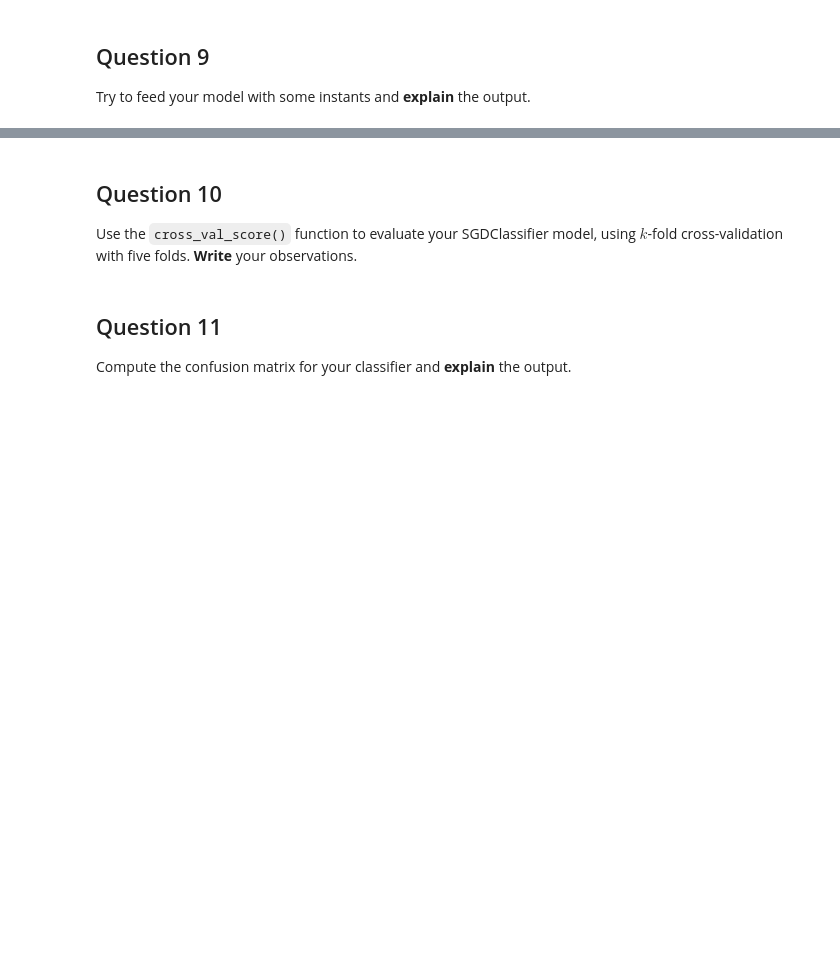
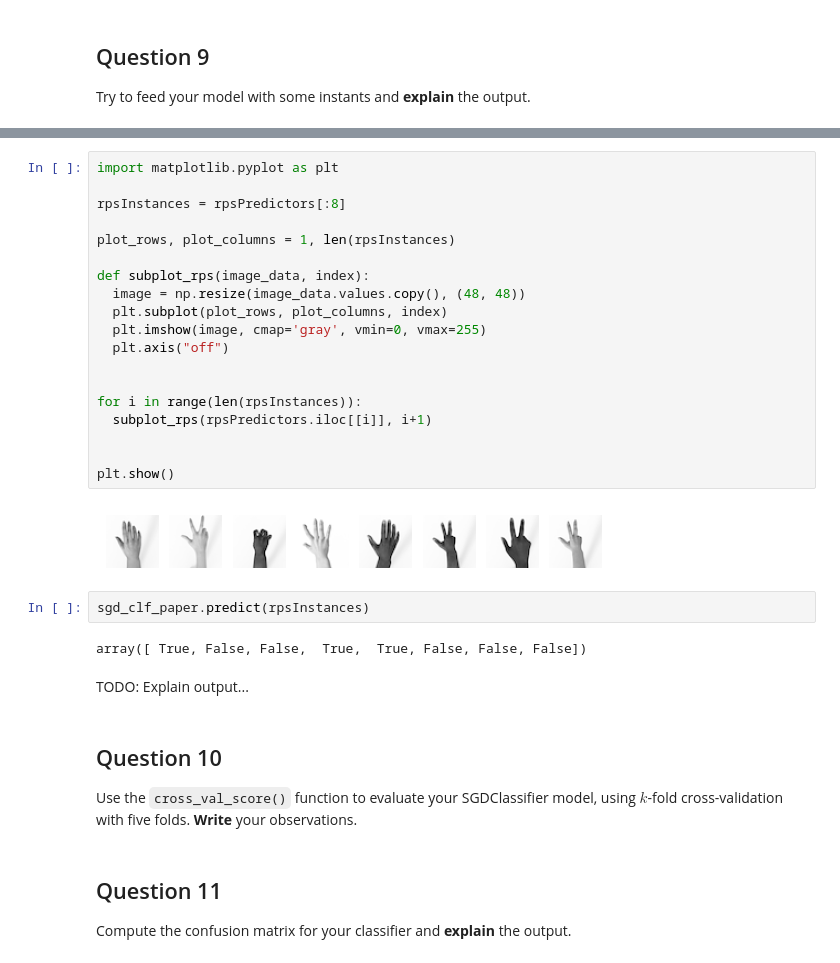
Before and after one commit to RochX/comp486-assignments, a Jupyter notebook: assignment3/assignment3.ipynb, the cells around one changed output, grey strips where cells are left out. Drawn from its saved outputs; the diff is of its cells as text; blank space fills up the shorter version.

```diff
--- a/assignment3/assignment3.ipynb
+++ b/assignment3/assignment3.ipynb
@@ -222,3 +257,30 @@ Try to feed your model with some instants and **explain** the output.
+# %%
+import matplotlib.pyplot as plt
+
+rpsInstances = rpsPredictors[:8]
+
+plot_rows, plot_columns = 1, len(rpsInstances)
+
+def subplot_rps(image_data, index):
+  image = np.resize(image_data.values.copy(), (48, 48))
+  plt.subplot(plot_rows, plot_columns, index)
+  plt.imshow(image, cmap='gray', vmin=0, vmax=255)
+  plt.axis("off")
+
+
+for i in range(len(rpsInstances)):
+  subplot_rps(rpsPredictors.iloc[[i]], i+1)
+
+
+plt.show()
+# %% [output]
+[figure, added]
+# %%
+sgd_clf_paper.predict(rpsInstances)
+# %% [output]
+array([ True, False, False,  True,  True, False, False, False])
+# %% [markdown]
+TODO: Explain output...
 # %% [markdown]
 ## Question 10
 Use the `cross_val_score()` function to evaluate your SGDClassifier model, using $k$-fold cross-validation with five folds. **Write** your observations.
```
Also changed, not shown: parts of 10 cells of this notebook.
